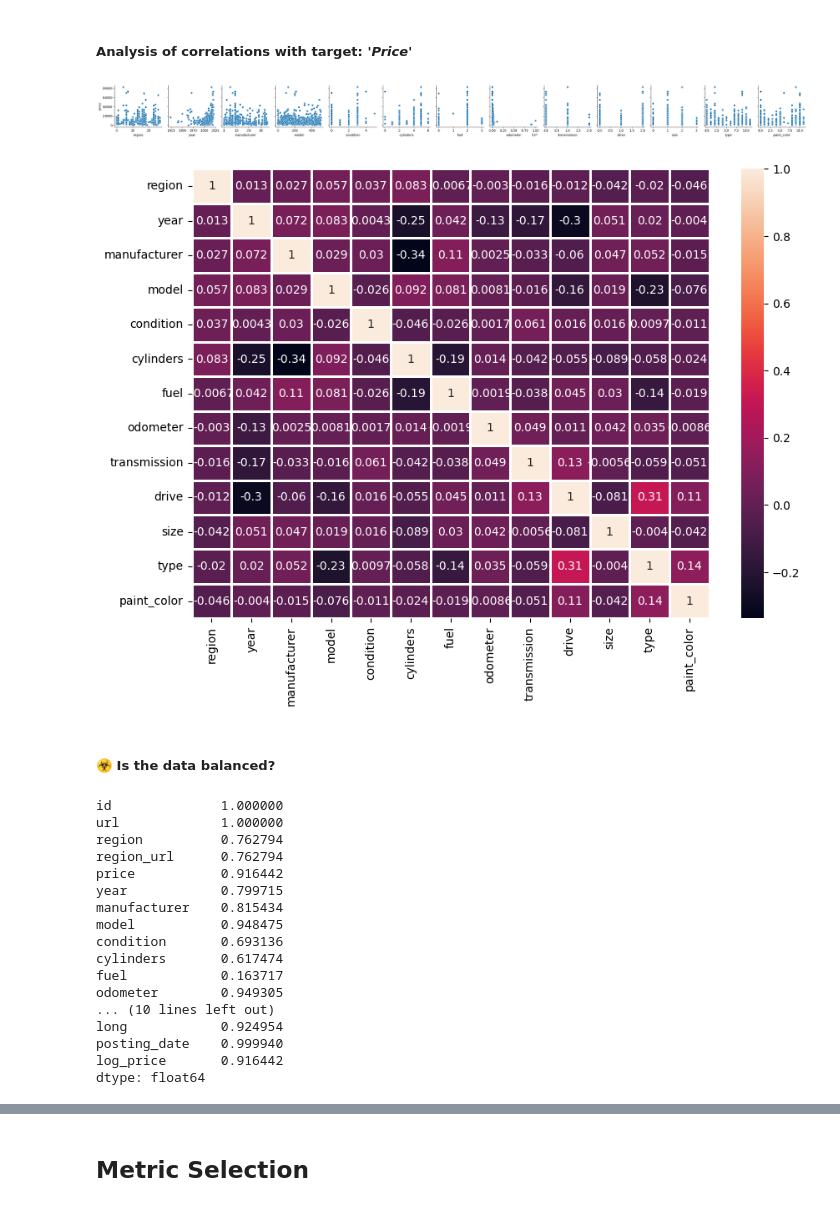
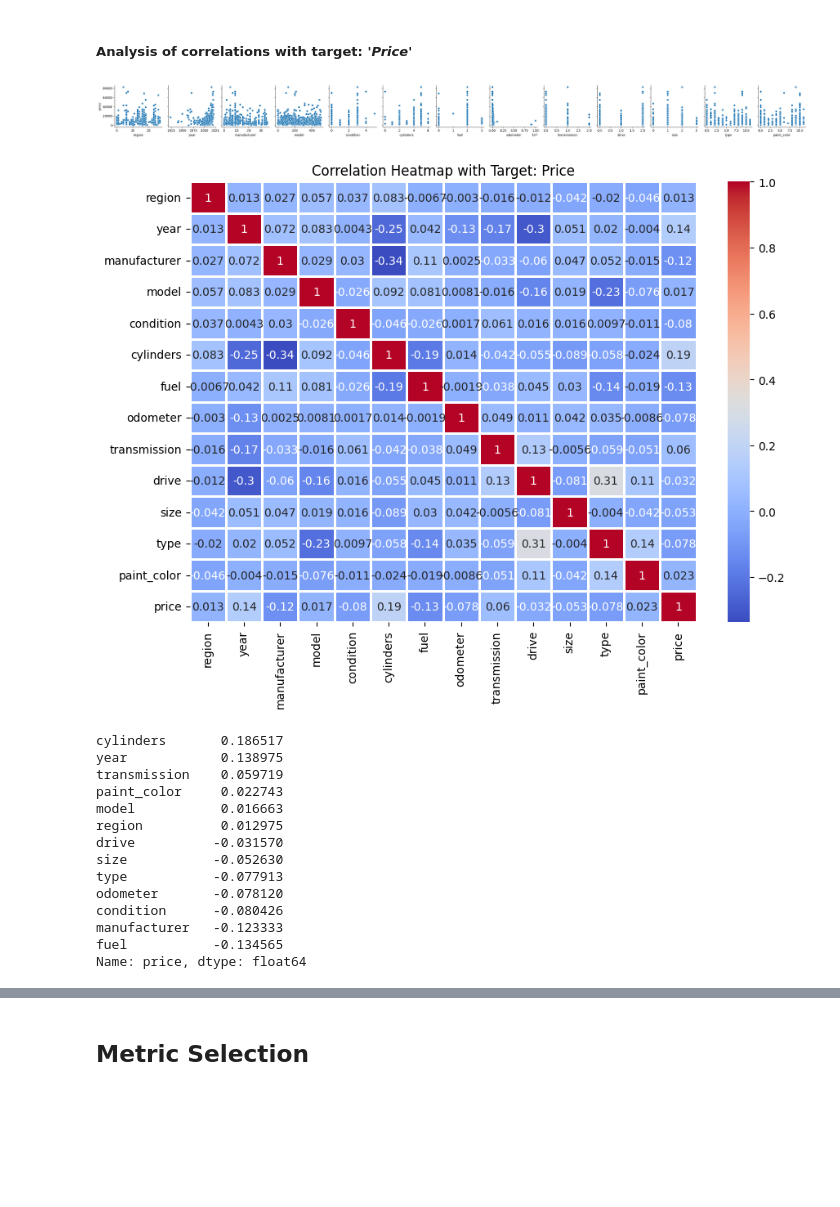
Before and after one commit to PepOrtinLopz/Kaggle, a Jupyter notebook: Kaggle.ipynb, the cells around one changed output, grey strips where cells are left out. Cells and saved outputs as stored; diff of their text form; code cells hidden in the pictures; blank space fills up the shorter version.

```diff
--- a/Kaggle.ipynb
+++ b/Kaggle.ipynb
@@ -268,4 +269,9 @@ X.head()
 # %%
+# Columns with most NaNs
 df = df.drop(['county', 'VIN'], axis=1)
+
+# Not used columns
+df = df.drop(['id', 'url', 'region_url', 'image_url', 'description', 'lat', 'long'], axis=1)
+
 df.describe(include='all')
 # %% [output]
@@ -285,63 +319,64 @@ df.describe(include='all')
 # %% [markdown]
 ##### Analysis of correlations with **target**: '***Price***'
 # %%
-# Fields to use
-cols = ["region", "year", "manufacturer", "model", "condition", "cylinders",
-        "fuel", "odometer", "transmission", "drive", "size", "type", "paint_color"]
+import seaborn as sns
+import matplotlib.pyplot as plt
 
-# Nos quedamos con price + todas las columnas de interés
+# Columns of interest
+cols = [
+    "region", "year", "manufacturer", "model", "condition", "cylinders",
+    "fuel", "odometer", "transmission", "drive", "size", "type", "paint_color"
+]
+
+# Build dataframe with price + selected columns
 df_plot = df[["price"] + cols].dropna(subset=["price"] + cols).copy()
 
-# Convert categorical to numeric numbers (0,1,2,...) for graphics
+# Convert categorical columns to numeric codes
 for col in cols:
     if df_plot[col].dtype == "object":
         df_plot[col] = df_plot[col].astype("category").cat.codes
 
-# All the colums now are numeric
+# Final numeric columns (for plotting and correlation)
 numeric_cols = cols
 
+# --- Pairplot (optional visualization) ---
 sns.pairplot(
     df_plot,
     y_vars=["price"],
     x_vars=numeric_cols,
     kind="scatter",
     dropna=True
 )
 
-# Correlation heatmap
+# --- Correlation heatmap ---
 plt.figure(figsize=(10, 7))
-
-corr = df_plot[numeric_cols].corr()
-
+corr = df_plot[numeric_cols + ["price"]].corr()
 sns.heatmap(
     corr,
     annot=True,
-    linewidths=2
+    linewidths=2,
+    cmap="coolwarm"
 )
+plt.title("Correlation Heatmap with Target: Price")
 plt.show()
+
+# Store only the correlation of each feature with price
+corr_with_price = corr["price"].drop("price").sort_values(ascending=False)
+corr_with_price
 # %% [output]
 [figure]
-[figure, old version]
+[figure, new version]
+cylinders       0.186517
+year            0.138975
+transmission    0.059719
+paint_color     0.022743
+model           0.016663
+region          0.012975
+drive          -0.031570
+size           -0.052630
+type           -0.077913
+odometer       -0.078120
+condition      -0.080426
+manufacturer   -0.123333
+fuel           -0.134565
+Name: price, dtype: float64
-# %% [markdown]
-##### ☣️ Is the data balanced?
-# %%
-entropies= df.apply(lambda col: entropy(col.value_counts(normalize=True), base=2)/np.log2(col.nunique()))
-entropies
-# %% [output]
-id              1.000000
-url             1.000000
-region          0.762794
-region_url      0.762794
-price           0.916442
-year            0.799715
-manufacturer    0.815434
-model           0.948475
-condition       0.693136
-cylinders       0.617474
-fuel            0.163717
-odometer        0.949305
-... (10 lines left out)
-long            0.924954
-posting_date    0.999940
-log_price       0.916442
-dtype: float64
```
Also changed, not shown: parts of 9 cells of this notebook.
